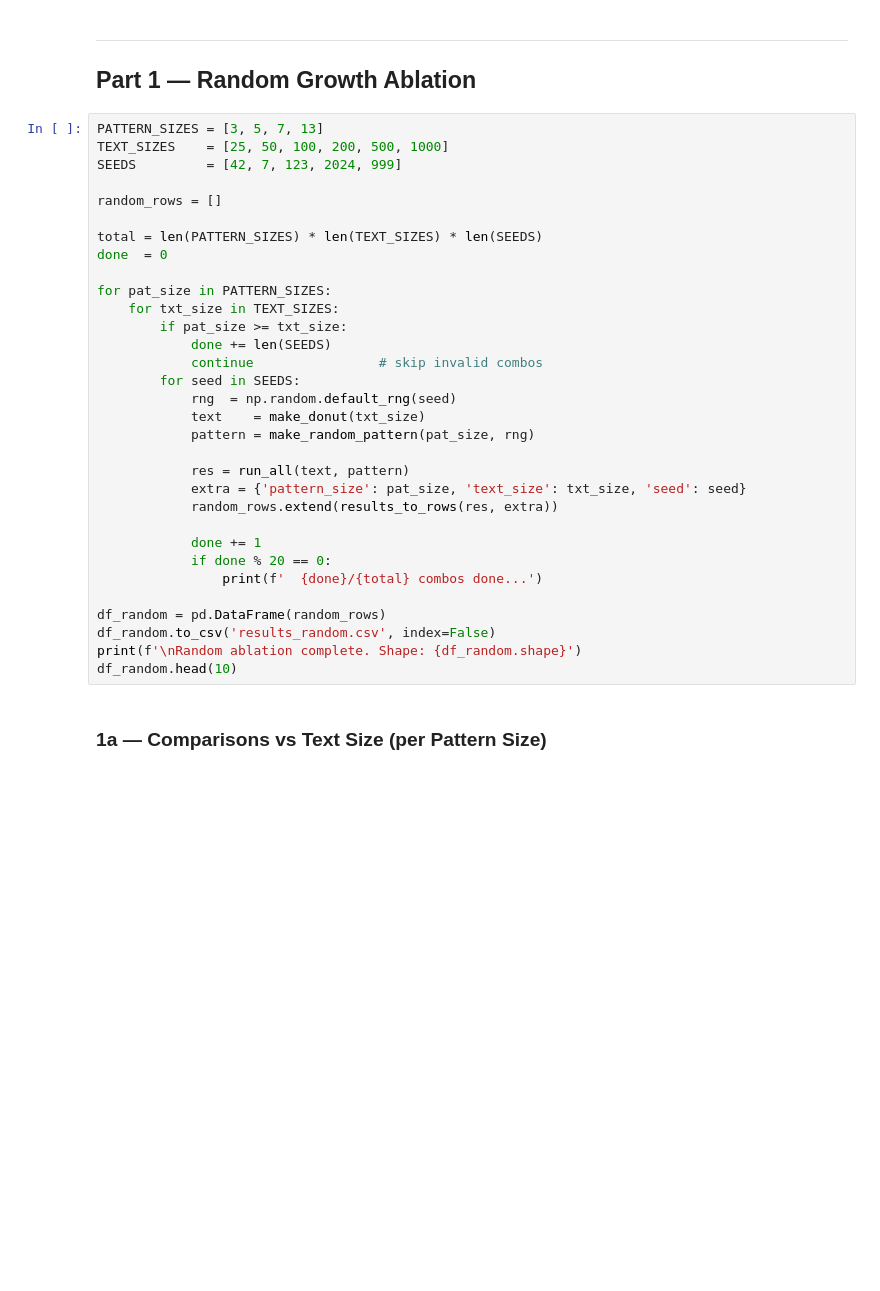
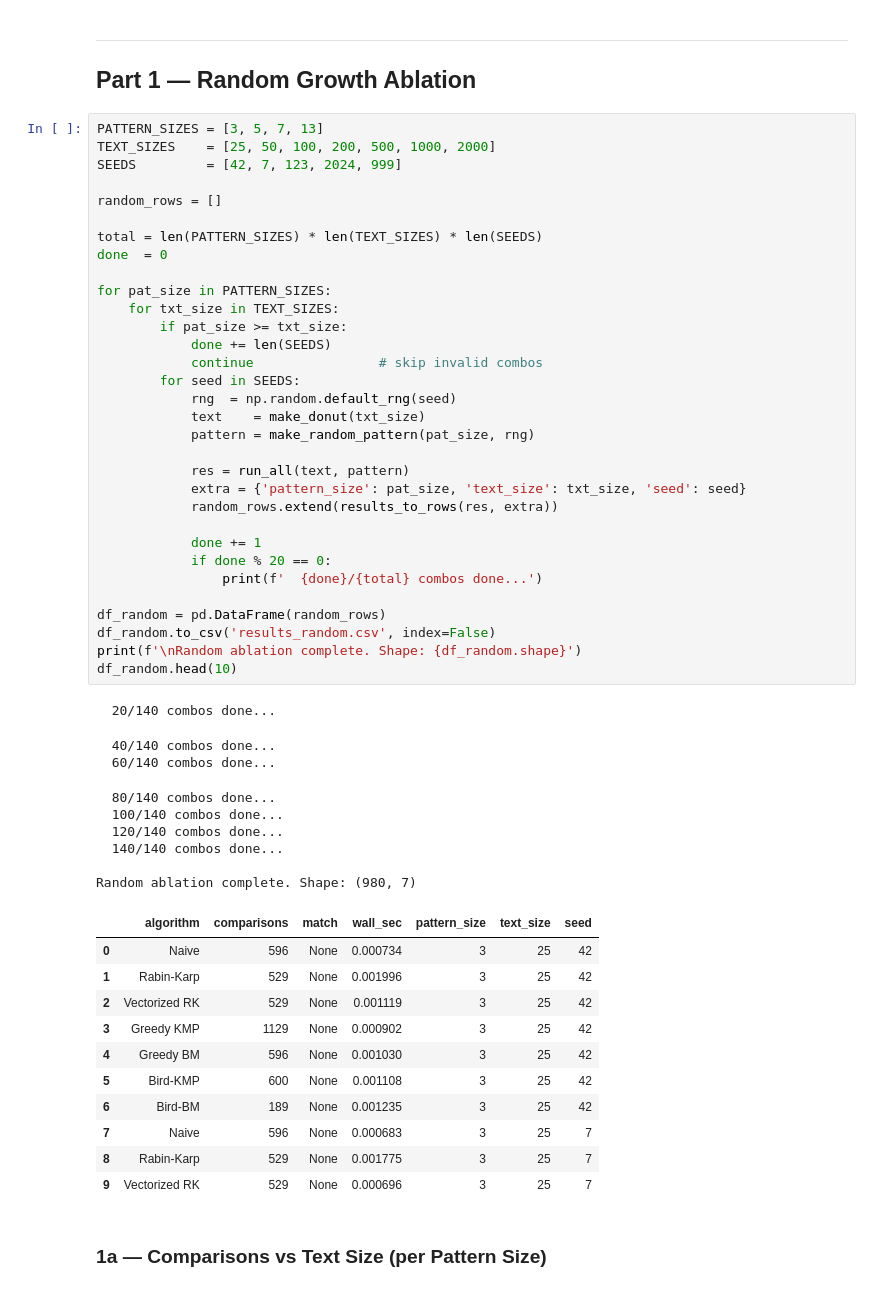
Before and after one commit to marcusaurelys/master_searcher, a Jupyter notebook: testing_notebook.ipynb, the cells around one changed output. Saved outputs shown, nothing was run; the diff lists cells and outputs as text; blank space fills up the shorter version.

```diff
--- a/testing_notebook.ipynb
+++ b/testing_notebook.ipynb
@@ -80,36 +109,57 @@ print('Utilities defined.')
 ## Part 1 — Random Growth Ablation
 # %%
 PATTERN_SIZES = [3, 5, 7, 13]
-TEXT_SIZES    = [25, 50, 100, 200, 500, 1000]
+TEXT_SIZES    = [25, 50, 100, 200, 500, 1000, 2000]
 SEEDS         = [42, 7, 123, 2024, 999]
 
 random_rows = []
 
 total = len(PATTERN_SIZES) * len(TEXT_SIZES) * len(SEEDS)
 done  = 0
 
 for pat_size in PATTERN_SIZES:
     for txt_size in TEXT_SIZES:
         if pat_size >= txt_size:
             done += len(SEEDS)
             continue                # skip invalid combos
         for seed in SEEDS:
             rng  = np.random.default_rng(seed)
             text    = make_donut(txt_size)
             pattern = make_random_pattern(pat_size, rng)
 
             res = run_all(text, pattern)
             extra = {'pattern_size': pat_size, 'text_size': txt_size, 'seed': seed}
             random_rows.extend(results_to_rows(res, extra))
 
             done += 1
             if done % 20 == 0:
                 print(f'  {done}/{total} combos done...')
 
 df_random = pd.DataFrame(random_rows)
 df_random.to_csv('results_random.csv', index=False)
 print(f'\nRandom ablation complete. Shape: {df_random.shape}')
 df_random.head(10)
+# %% [output]
+  20/140 combos done...
+  40/140 combos done...
+  60/140 combos done...
+  80/140 combos done...
+  100/140 combos done...
+  120/140 combos done...
+  140/140 combos done...
+
+Random ablation complete. Shape: (980, 7)
+|  | algorithm | comparisons | match | wall_sec | pattern_size | text_size | seed |
+| 0 | Naive | 596 | None | 0.000734 | 3 | 25 | 42 |
+| 1 | Rabin-Karp | 529 | None | 0.001996 | 3 | 25 | 42 |
+| 2 | Vectorized RK | 529 | None | 0.001119 | 3 | 25 | 42 |
+| 3 | Greedy KMP | 1129 | None | 0.000902 | 3 | 25 | 42 |
+| 4 | Greedy BM | 596 | None | 0.001030 | 3 | 25 | 42 |
+| 5 | Bird-KMP | 600 | None | 0.001108 | 3 | 25 | 42 |
+| 6 | Bird-BM | 189 | None | 0.001235 | 3 | 25 | 42 |
+| 7 | Naive | 596 | None | 0.000683 | 3 | 25 | 7 |
+| 8 | Rabin-Karp | 529 | None | 0.001775 | 3 | 25 | 7 |
+| 9 | Vectorized RK | 529 | None | 0.000696 | 3 | 25 | 7 |
 # %% [markdown]
 ### 1a — Comparisons vs Text Size (per Pattern Size)
 # %%
```
Also changed, not shown: parts of 19 cells of this notebook, 17 other files.
